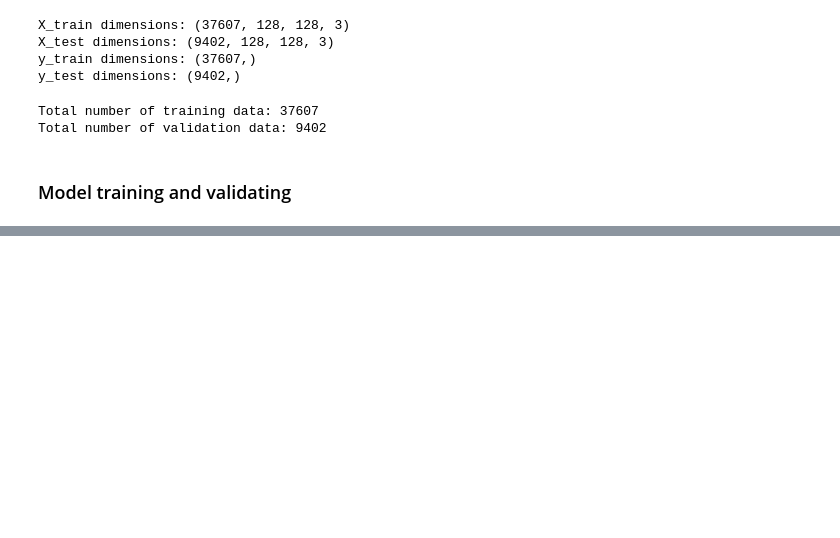
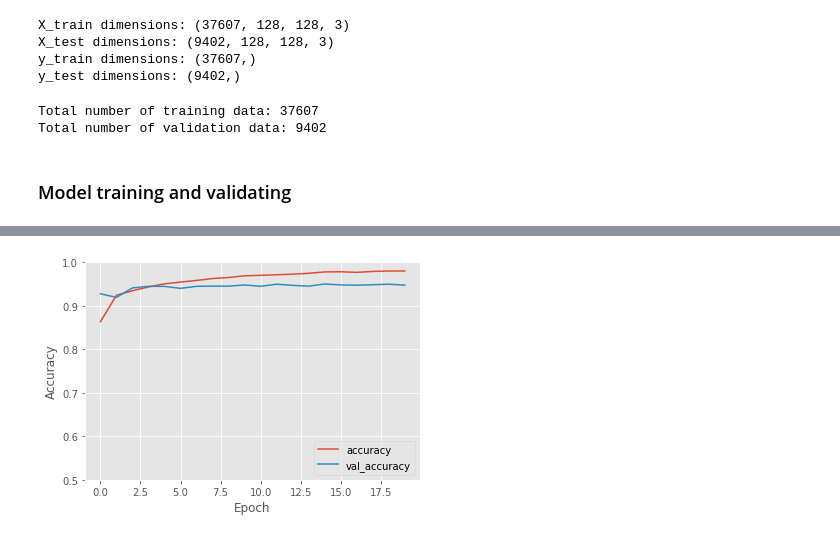
Before and after one commit to peanutsee/Gender-Classification, a Jupyter notebook: model-v1.ipynb, the cells around one changed output, grey strips where cells are left out. Cells and saved outputs as stored; diff of their text form; code cells hidden in the pictures; blank space fills up the shorter version.

```diff
--- a/model-v1.ipynb
+++ b/model-v1.ipynb
@@ -83,16 +83,19 @@ POOL = (2,2)
 INPUT_SHAPE = (128, 128, 3)
 
 # VGG1
-model.add(layers.Conv2D(filters= 32, kernel_size= KERNEL, padding= 'same', activation= 'relu', input_shape= INPUT_SIZE))
+model.add(layers.Conv2D(filters= 32, kernel_size= KERNEL, padding= 'same', activation= 'relu', input_shape= INPUT_SHAPE))
 model.add(layers.MaxPooling2D(POOL))
+model.add(layers.Dropout(0.2))
 
 # VGG2
 model.add(layers.Conv2D(filters= 64, kernel_size= KERNEL, padding= 'same', activation= 'relu'))
 model.add(layers.MaxPooling2D(POOL))
+model.add(layers.Dropout(0.2))
 
 # MLP
 model.add(layers.Flatten())
 model.add(layers.Dense(128, activation= 'relu'))
+model.add(layers.Dropout(0.5))
 
 # OUTPUT LAYER
 model.add(layers.Dense(1, activation= 'sigmoid'))
@@ -141,8 +144,10 @@ print("Total number of validation data:", X_test.shape[0])
 # %% [output]
 Total number of training data: 37607
 Total number of validation data: 9402
+# %%
+X_train, X_test = X_train.astype('float16'), X_test.astype('float16')
 # %% [markdown]
 ### Model training and validating
 # %%
-model.fit(X_train[:1000], y_train[:1000], validation_data= (X_test[:500], y_test[:2500]), epochs= 10, verbose= 1)
+history = model.fit(X_train, y_train, validation_data= (X_test, y_test), epochs= 20, verbose= 1)
 # %% [output]
@@ -149,0 +171,10 @@ MemoryError: Unable to allocate 938. MiB for an array with shape (5000, 128, 128
+# %%
+plt.plot(history.history['accuracy'], label='accuracy')
+plt.plot(history.history['val_accuracy'], label = 'val_accuracy')
+plt.xlabel('Epoch')
+plt.ylabel('Accuracy')
+plt.ylim([0.5, 1])
+plt.legend(loc='lower right')
+
+test_loss, test_acc = model.evaluate(X_test,  y_test, verbose=2)
+# %% [output]
@@ -149,0 +182 @@ MemoryError: Unable to allocate 938. MiB for an array with shape (5000, 128, 128
+[figure, added]
```
Also changed, not shown: parts of 6 cells of this notebook.
